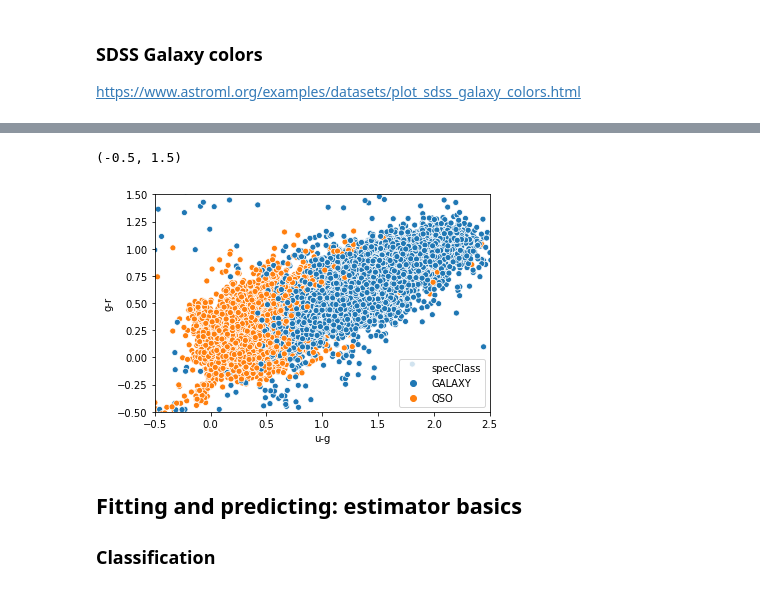
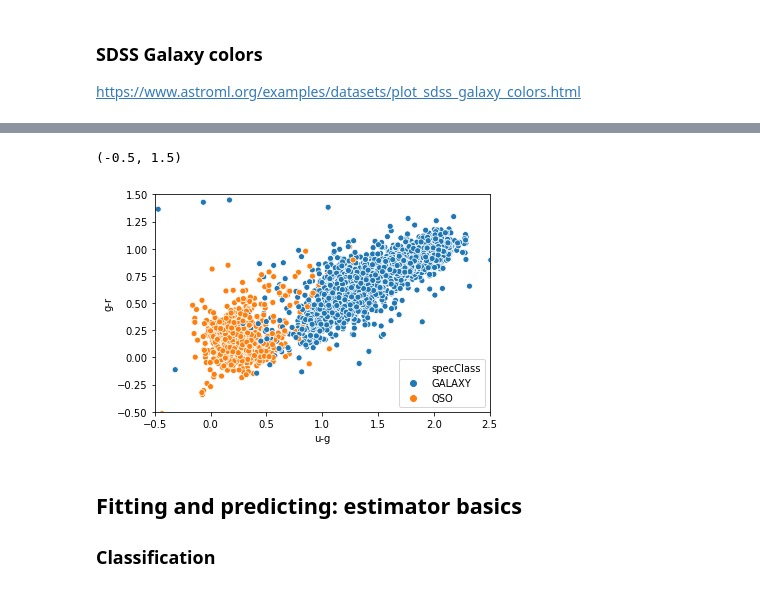
Before and after one commit to mvsantosdev/machine-learning-an-introduction-for-physics, a Jupyter notebook: notebooks/ScikitLearn.ipynb, the cells around one changed output, grey strips where cells are left out. Cells and saved outputs as stored; diff of their text form; code cells hidden in the pictures.

```diff
--- a/notebooks/ScikitLearn.ipynb
+++ b/notebooks/ScikitLearn.ipynb
@@ -212,2 +237,2 @@ from astroML.datasets import fetch_sdss_galaxy_colors
 # %%
-data = fetch_sdss_galaxy_colors()
+data = datasets.fetch_sdss_galaxy_colors()
@@ -225,3 +259,5 @@ sdss.head()
+# %%
+sdss = sdss.loc[sdss.loc[:,'redshift_err'] > 0.]
 # %%
 sdss.info()
 # %% [output]
@@ -262,11 +314,11 @@ sdss['g-r'] = sdss.g - sdss.r
 # %%
-sns.scatterplot(x='u-g', y='g-r', data=sdss, hue='specClass')
+sns.scatterplot(x='u-g', y='g-r', data=sdss.sample(5000), hue='specClass')
 
 plt.xlim(-0.5, 2.5)
 plt.ylim(-0.5, 1.5)
 # %% [output]
 (-0.5, 1.5)
-[figure, old version]
+[figure, new version]
 # %% [markdown]
 ## Fitting and predicting: estimator basics
 
```
Also changed, not shown: parts of 49 cells of this notebook, 14 other files.
